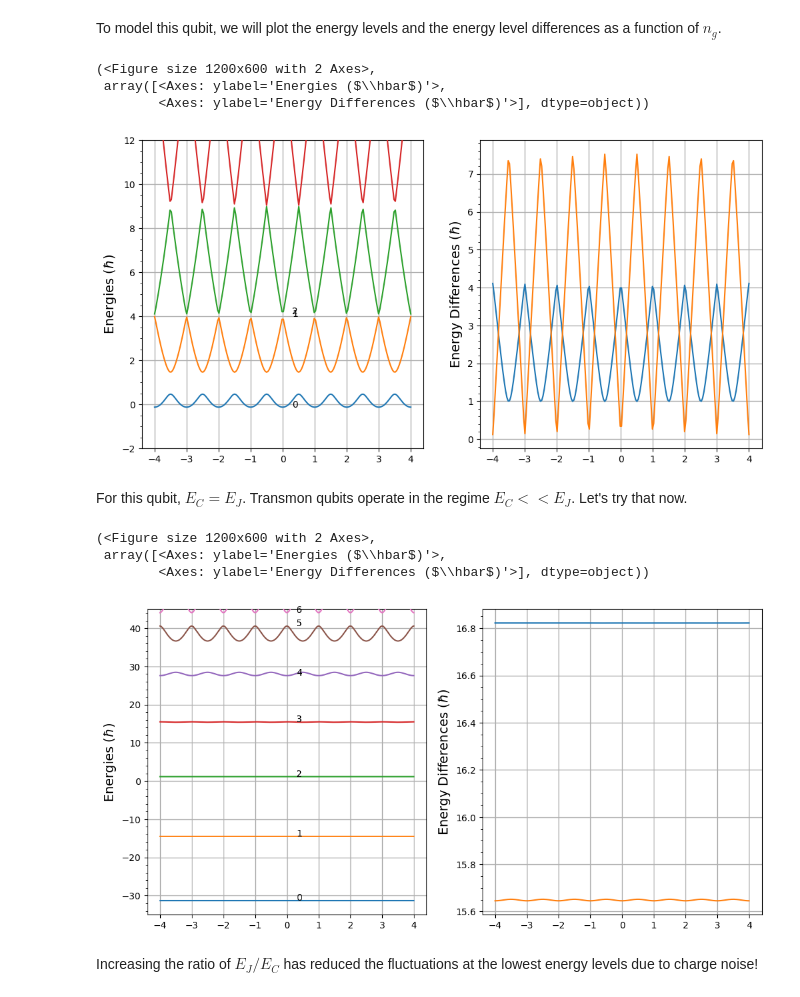
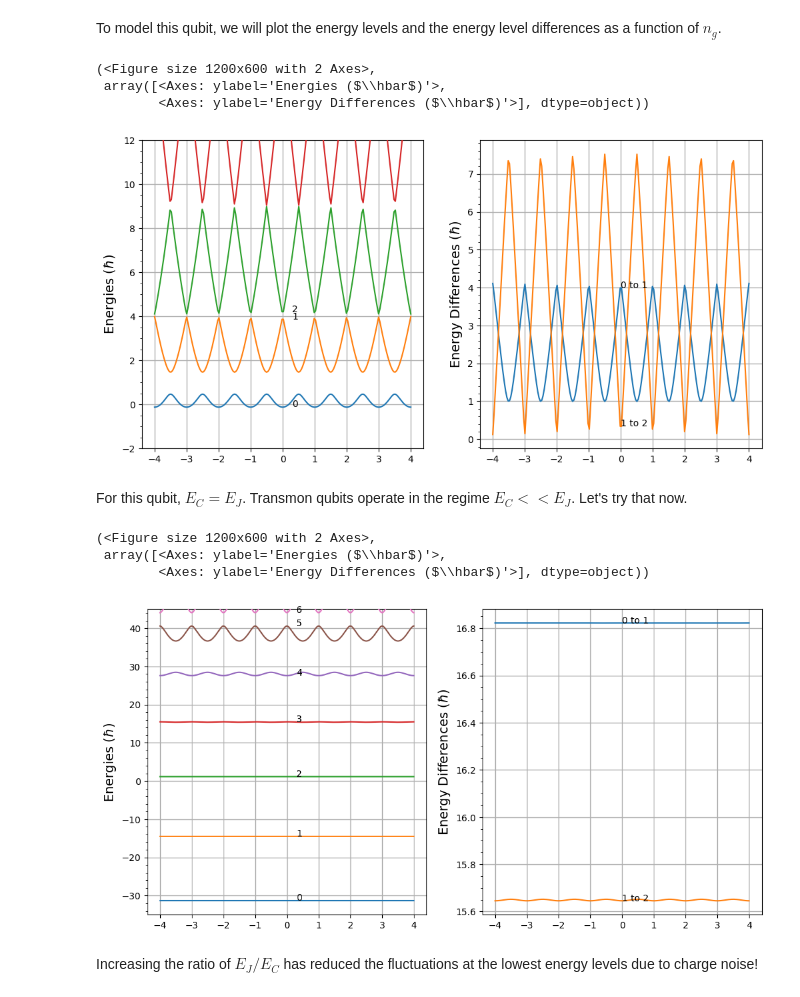
Before and after one commit to Khosmos3/Superconducting-Qubits, a Jupyter notebook: superconducting.ipynb, the cells around one changed output. Drawn from its saved outputs; the diff is of its cells as text; code cells hidden in the pictures.

Commit message:
more improvements and fixed in visuals

```diff
--- a/superconducting.ipynb
+++ b/superconducting.ipynb
@@ -232,12 +233,12 @@ def plot_energy_as_function(x, energies, y_range=(-2, 12), levels = 2):
     fig, ax = plt.subplots(1,2, figsize=(12,6))
 
     for i in range(len(energies[0])): # for each energy level, plot its curve
-        ax[0].plot(x, energies[:,i], zorder=3)
+        ax[0].plot(x, energies[:, i], zorder=3)
     ax[0].set_ylabel(r'Energies ($\hbar$)', fontsize=14)
     ax[0].grid(linestyle='-', linewidth=1)
     ax[0].set_ylim(y_range)
     for i in range(len(energies[0])):
-        ax[0].annotate(i, xy=(0.3, energies[0][i]))
+        ax[0].annotate(i, xy=(0.3, energies[len(energies[:,i])//2][i]))
     ax[0].yaxis.set_minor_locator(AutoMinorLocator())
 
     diffs = np.array([(np.delete(energies[i], 0) - np.delete(energies[i], len(energies[i])-1)) for i in range(len(energies[:,0]))])
@@ -245,23 +246,25 @@ def plot_energy_as_function(x, energies, y_range=(-2, 12), levels = 2):
         ax[1].plot(x, diffs[:,i], zorder=3)
     ax[1].set_ylabel(r'Energy Differences ($\hbar$)', fontsize=14)
     ax[1].grid(linestyle='-', linewidth=1)
+    for i in range(levels):
+        ax[1].annotate(f"{i} to {i+1}", xy=(0, diffs[len(diffs[:,i])//2][i]))
     ax[1].yaxis.set_minor_locator(AutoMinorLocator())
 
     return fig, ax
 # %%
 Ec = 1
 Ej = 1
 all_ng = np.linspace(-4, 4, 200)
 N = 5
 
 energies = np.array([transmon_ng(Ec, Ej, ng, N).eigenenergies() for ng in all_ng])
 
-plot_energy_as_function(all_ng, energies)
+plot_energy_as_function(all_ng, energies, levels=2)
 # %% [output]
 (<Figure size 1200x600 with 2 Axes>,
  array([<Axes: ylabel='Energies ($\\hbar$)'>,
         <Axes: ylabel='Energy Differences ($\\hbar$)'>], dtype=object))
-[figure, old version]
+[figure, new version]
 # %% [markdown]
 For this qubit, $E_C = E_J$.  Transmon qubits operate in the regime $E_C << E_J$. Let's try that now.
 # %%
@@ -277,7 +280,7 @@ plot_energy_as_function(all_ng, energies, y_range=(-35, 45))
 (<Figure size 1200x600 with 2 Axes>,
  array([<Axes: ylabel='Energies ($\\hbar$)'>,
         <Axes: ylabel='Energy Differences ($\\hbar$)'>], dtype=object))
-[figure, old version]
+[figure, new version]
 # %% [markdown]
 Increasing the ratio of $E_J/E_C$ has reduced the fluctuations at the lowest energy levels due to charge noise!
 # %% [markdown]
```
Also changed, not shown: parts of 4 cells of this notebook.
